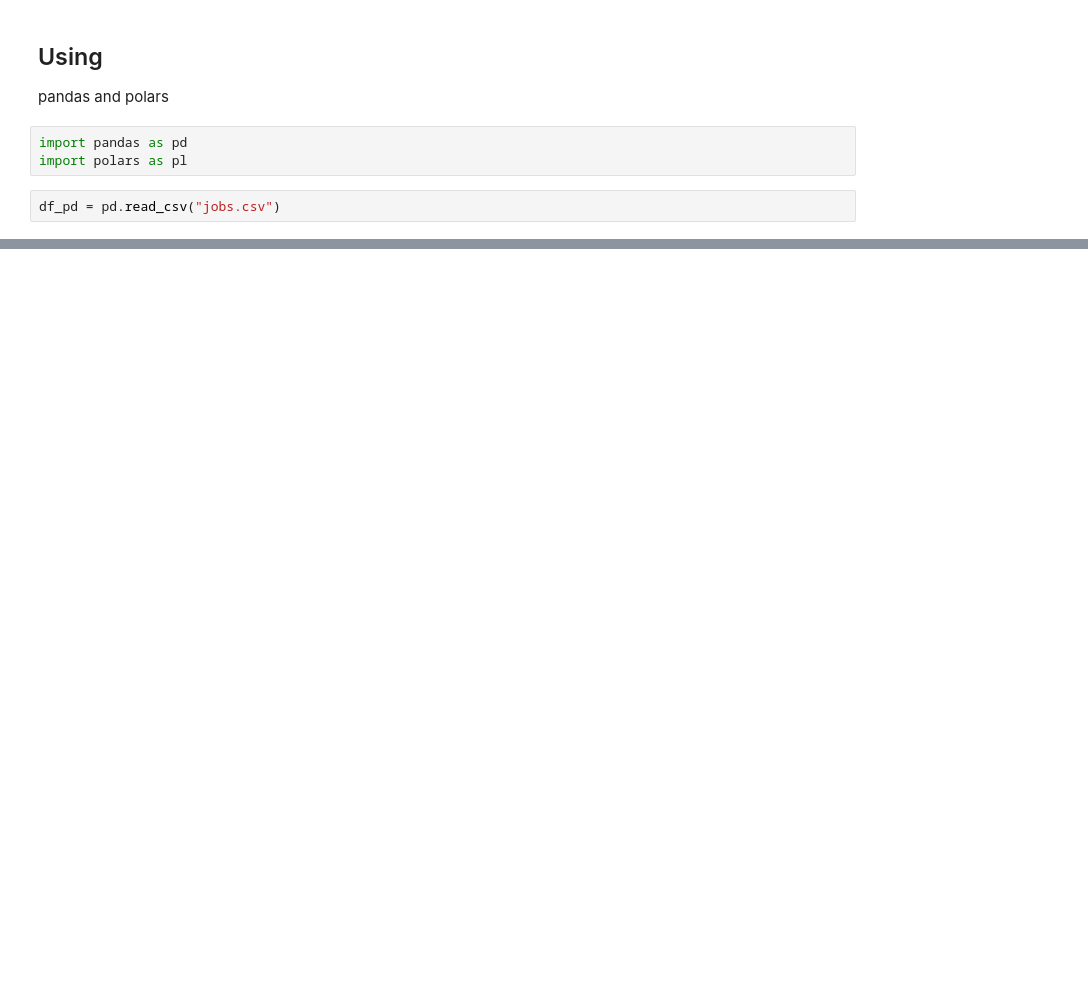
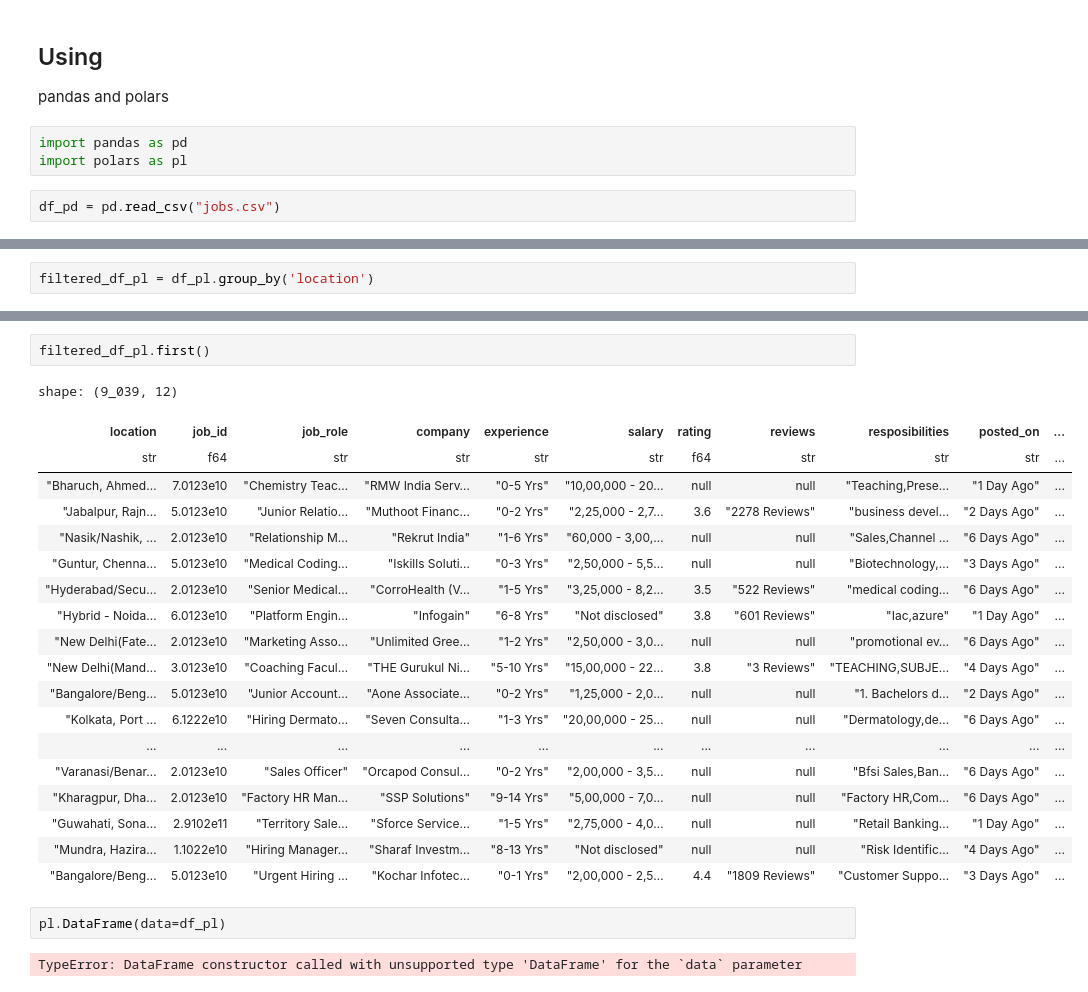
Before and after one commit to ChandrashekharRobbi/Excel-and-Pandas, a Jupyter notebook: Notebook 1.ipynb, the cells around one changed output, grey strips where cells are left out. Saved outputs shown, nothing was run; the diff lists cells and outputs as text; blank space fills up the shorter version.

```diff
--- a/Notebook 1.ipynb
+++ b/Notebook 1.ipynb
@@ -153,0 +150,2 @@ df_pl.group
+# %%
+filtered_df_pl = df_pl.group_by('location')
@@ -153,0 +169,26 @@ df_pl.group
+# %%
+filtered_df_pl.first()
+# %% [output]
+shape: (9_039, 12)
+| location | job_id | job_role | company | experience | salary | rating | reviews | resposibilities | posted_on | ... |
+| str | f64 | str | str | str | str | f64 | str | str | str | ... |
+| "Bharuch, Ahmed… | 7.0123e10 | "Chemistry Teac… | "RMW India Serv… | "0-5 Yrs" | "10,00,000 - 20… | null | null | "Teaching,Prese… | "1 Day Ago" | ... |
+| "Jabalpur, Rajn… | 5.0123e10 | "Junior Relatio… | "Muthoot Financ… | "0-2 Yrs" | "2,25,000 - 2,7… | 3.6 | "2278 Reviews" | "business devel… | "2 Days Ago" | ... |
+| "Nasik/Nashik, … | 2.0123e10 | "Relationship M… | "Rekrut India" | "1-6 Yrs" | "60,000 - 3,00,… | null | null | "Sales,Channel … | "6 Days Ago" | ... |
+| "Guntur, Chenna… | 5.0123e10 | "Medical Coding… | "Iskills Soluti… | "0-3 Yrs" | "2,50,000 - 5,5… | null | null | "Biotechnology,… | "3 Days Ago" | ... |
+| "Hyderabad/Secu… | 2.0123e10 | "Senior Medical… | "CorroHealth (V… | "1-5 Yrs" | "3,25,000 - 8,2… | 3.5 | "522 Reviews" | "medical coding… | "6 Days Ago" | ... |
+| "Hybrid - Noida… | 6.0123e10 | "Platform Engin… | "Infogain" | "6-8 Yrs" | "Not disclosed" | 3.8 | "601 Reviews" | "Iac,azure" | "1 Day Ago" | ... |
+| "New Delhi(Fate… | 2.0123e10 | "Marketing Asso… | "Unlimited Gree… | "1-2 Yrs" | "2,50,000 - 3,0… | null | null | "promotional ev… | "6 Days Ago" | ... |
+| "New Delhi(Mand… | 3.0123e10 | "Coaching Facul… | "THE Gurukul Ni… | "5-10 Yrs" | "15,00,000 - 22… | 3.8 | "3 Reviews" | "TEACHING,SUBJE… | "4 Days Ago" | ... |
+| "Bangalore/Beng… | 5.0123e10 | "Junior Account… | "Aone Associate… | "0-2 Yrs" | "1,25,000 - 2,0… | null | null | "1. Bachelors d… | "2 Days Ago" | ... |
+| "Kolkata, Port … | 6.1222e10 | "Hiring Dermato… | "Seven Consulta… | "1-3 Yrs" | "20,00,000 - 25… | null | null | "Dermatology,de… | "6 Days Ago" | ... |
+| ... | ... | ... | ... | ... | ... | ... | ... | ... | ... | ... |
+| "Varanasi/Benar… | 2.0123e10 | "Sales Officer" | "Orcapod Consul… | "0-2 Yrs" | "2,00,000 - 3,5… | null | null | "Bfsi Sales,Ban… | "6 Days Ago" | ... |
+| "Kharagpur, Dha… | 2.0123e10 | "Factory HR Man… | "SSP Solutions" | "9-14 Yrs" | "5,00,000 - 7,0… | null | null | "Factory HR,Com… | "6 Days Ago" | ... |
+| "Guwahati, Sona… | 2.9102e11 | "Territory Sale… | "Sforce Service… | "1-5 Yrs" | "2,75,000 - 4,0… | null | null | "Retail Banking… | "1 Day Ago" | ... |
+| "Mundra, Hazira… | 1.1022e10 | "Hiring Manager… | "Sharaf Investm… | "8-13 Yrs" | "Not disclosed" | null | null | "Risk Identific… | "4 Days Ago" | ... |
+| "Bangalore/Beng… | 5.0123e10 | "Urgent Hiring … | "Kochar Infotec… | "0-1 Yrs" | "2,00,000 - 2,5… | 4.4 | "1809 Reviews" | "Customer Suppo… | "3 Days Ago" | ... |
+# %%
+pl.DataFrame(data=df_pl)
+# %% [output]
+TypeError: DataFrame constructor called with unsupported type 'DataFrame' for the `data` parameter
```
Also changed, not shown: parts of 10 cells of this notebook.
